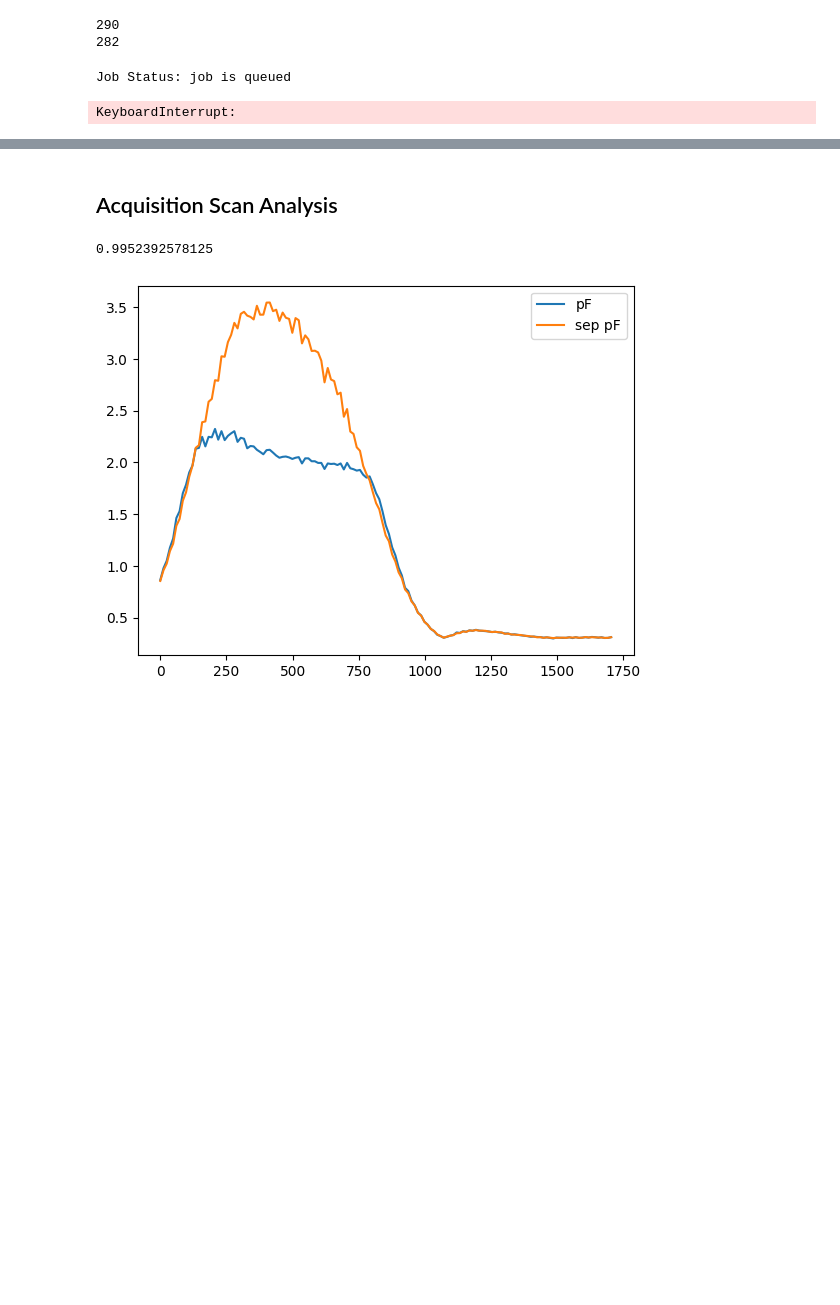
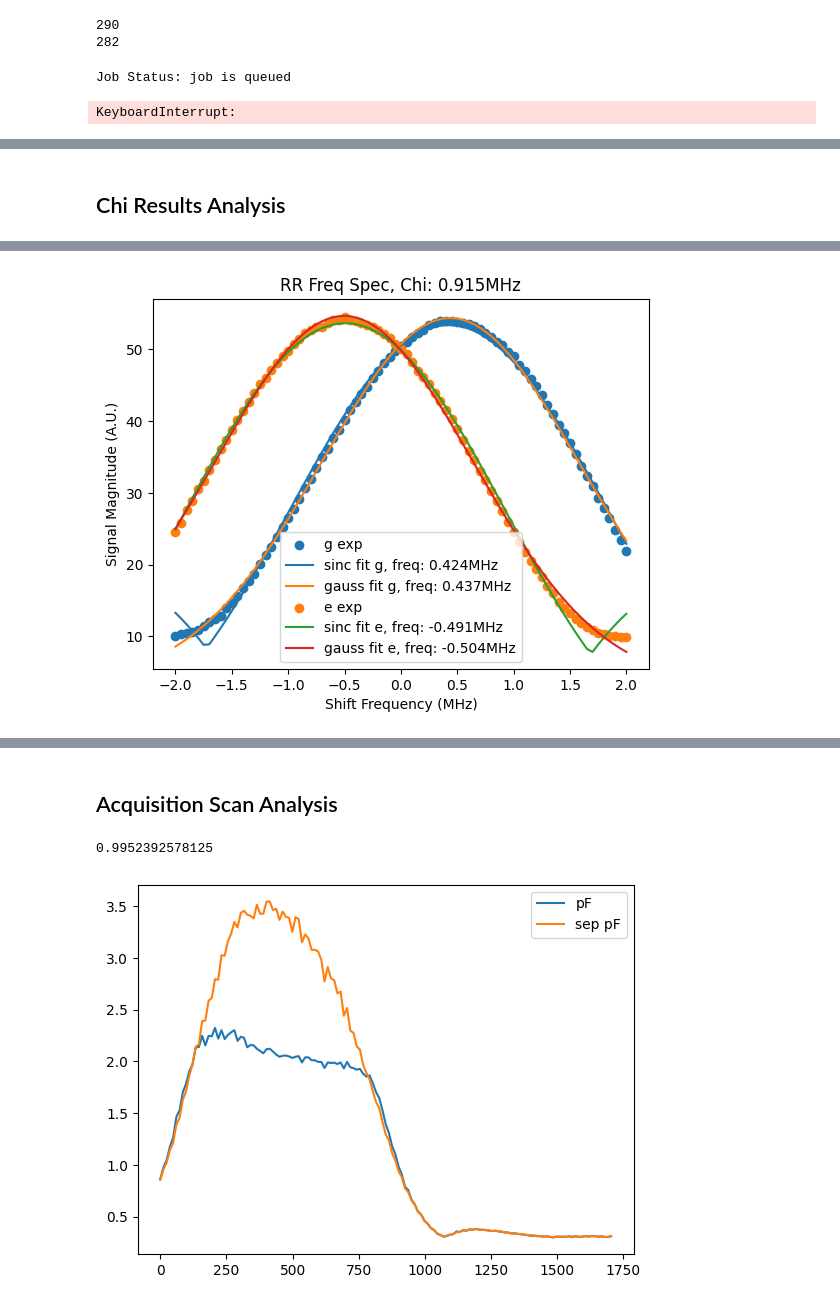
Before and after one commit to AnikenC/ReadoutWithRL, a Jupyter notebook: readoutWithRL/Experiments/chi_exp_kyoto.ipynb, the cells around one changed output, grey strips where cells are left out. Cells and saved outputs as stored; diff of their text form; code cells hidden in the pictures; blank space fills up the shorter version.

```diff
--- a/readoutWithRL/Experiments/chi_exp_kyoto.ipynb
+++ b/readoutWithRL/Experiments/chi_exp_kyoto.ipynb
@@ -316,5 +316,17 @@ job_2 = provider.backend.retrieve_job(job_id='crwpbz7dbt40008jypwg')
 # %%
 from utils import get_results_arr
 
-# results_1 = get_results_arr(job_1.result(), qubit)
+results_1 = get_results_arr(job_1.result(), qubit)
 results_2 = get_results_arr(job_2.result(), qubit)
+# %%
+len_chi_jobs = len(chi_jobs)
+len_meas_jobs = len(meas_jobs)
+len_ac_jobs = len(ac_freq_jobs)
+
+chi_res = results_1[:len_chi_jobs]
+meas_res = results_1[len_chi_jobs:len_chi_jobs + len_meas_jobs]
+ac_stark_res = results_1[len_chi_jobs + len_meas_jobs:]
+
+print(chi_res.shape)
+print(meas_res.shape)
+print(ac_stark_res.shape)
@@ -320,0 +337,62 @@ results_2 = get_results_arr(job_2.result(), qubit)
+# %% [markdown]
+## Chi Results Analysis
+# %%
+chi_abs_vals = np.mean(np.abs(chi_res), axis=-1)
+chi_g, chi_e = chi_abs_vals.reshape(2, -1)
+
+chi_freq_linspace = chi_exp.freq_linspace / MHz
+
+def sinc_func(x, a, b, c, d):
+    return np.abs(a * np.sinc(b * (x - c))) + d
+
+def gaussian_func(x, a, c, b, d):
+    return a * np.exp(-(x - b)**2 / (2 * c**2)) + d
+
+init_params_g = [50., 1., 0.5, 0.1]
+init_params_e = [50., 1., -0.5, 0.1]
+
+sinc_params_g, sinc_cov_g = curve_fit(sinc_func, chi_freq_linspace, chi_g, init_params_g)
+sinc_params_e, sinc_cov_e = curve_fit(sinc_func, chi_freq_linspace, chi_e, init_params_e)
+
+gauss_params_g, gauss_cov_g = curve_fit(gaussian_func, chi_freq_linspace, chi_g, init_params_g)
+gauss_params_e, gauss_cov_e = curve_fit(gaussian_func, chi_freq_linspace, chi_e, init_params_e)
+
+freq_g = sinc_params_g[2]
+freq_e = sinc_params_e[2]
+
+kappa_g = sinc_params_g[-1] * 2
+kappa_e = sinc_params_e[-1] * 2
+
+chi = freq_g - freq_e
+
+freq_gauss_g = gauss_params_g[2]
+freq_gauss_e = gauss_params_e[2]
+
+kappa_gauss_g = gauss_params_g[-1] * 2
+kappa_gauss_e = gauss_params_e[-1] * 2
+
+gauss_chi = freq_gauss_g - freq_gauss_e
+
+print(f"Freq G: {freq_g} MHz")
+print(f"Freq E: {freq_e} MHz")
+print(f"Dispersive Shift: {freq_g - freq_e} MHz")
+print(f"Kappa G: {kappa_g} MHz")
+print(f"Kappa E: {kappa_e} MHz")
+print(sinc_params_g[1])
+print(sinc_params_e[1])
+
+print(f"Dispersive Shift from Gauss: {gauss_chi}")
+
+
+plt.scatter(chi_freq_linspace, chi_g, label='g exp')
+plt.plot(chi_freq_linspace, sinc_func(chi_freq_linspace, *sinc_params_g), label=f'sinc fit g, freq: {int(1e3*freq_g)/1e3}MHz')
+plt.plot(chi_freq_linspace, gaussian_func(chi_freq_linspace, *gauss_params_g), label=f'gauss fit g, freq: {int(1e3*freq_gauss_g)/1e3}MHz')
+plt.scatter(chi_freq_linspace, chi_e, label='e exp')
+plt.plot(chi_freq_linspace, sinc_func(chi_freq_linspace, *sinc_params_e), label=f'sinc fit e, freq: {int(1e3*freq_e)/1e3}MHz')
+plt.plot(chi_freq_linspace, gaussian_func(chi_freq_linspace, *gauss_params_e), label=f'gauss fit e, freq: {int(1e3*freq_gauss_e)/1e3}MHz')
+plt.legend()
+plt.xlabel('Shift Frequency (MHz)')
+plt.ylabel('Signal Magnitude (A.U.)')
+plt.title(f'RR Freq Spec, Chi: {int(1e3*chi)/1e3}MHz')
+plt.show()
+# %% [output]
@@ -320,0 +407 @@ results_2 = get_results_arr(job_2.result(), qubit)
+[figure, added]
```
Also changed, not shown: parts of 9 cells of this notebook, 6 other files.
